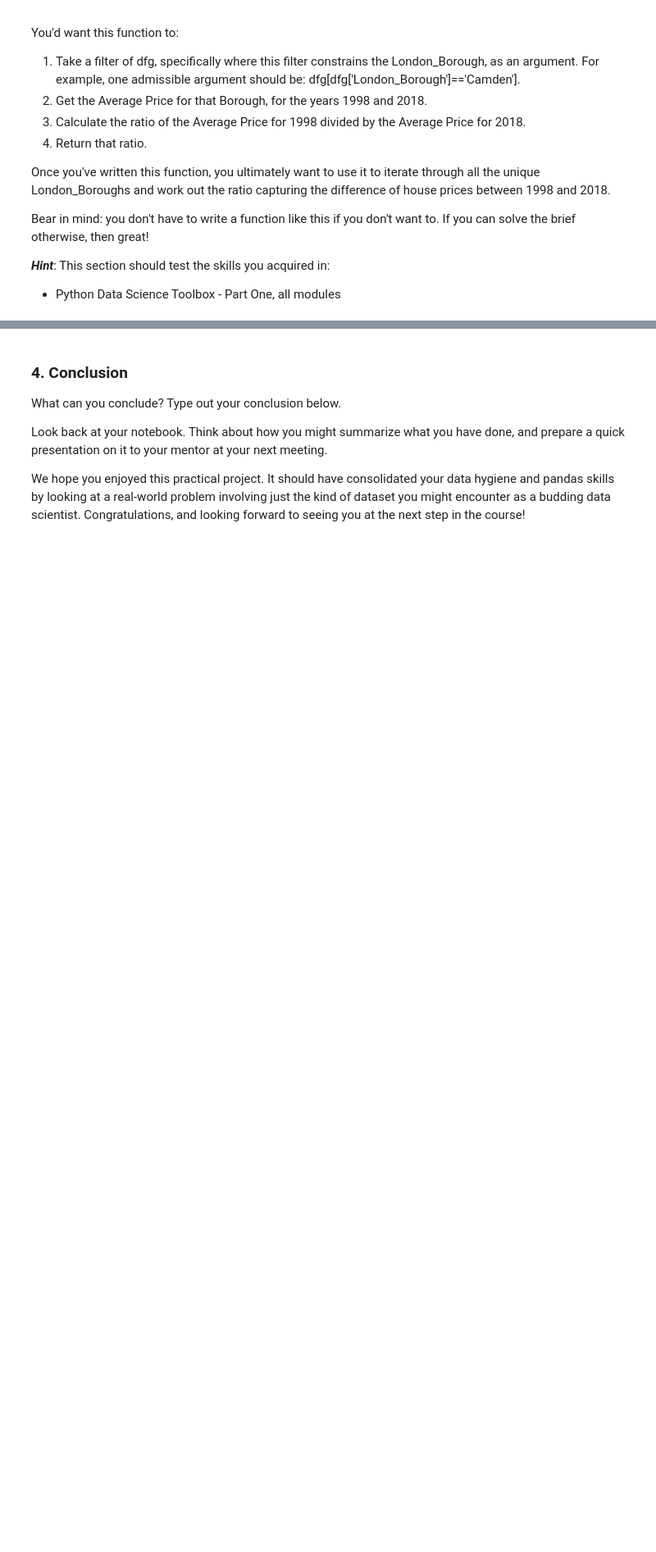
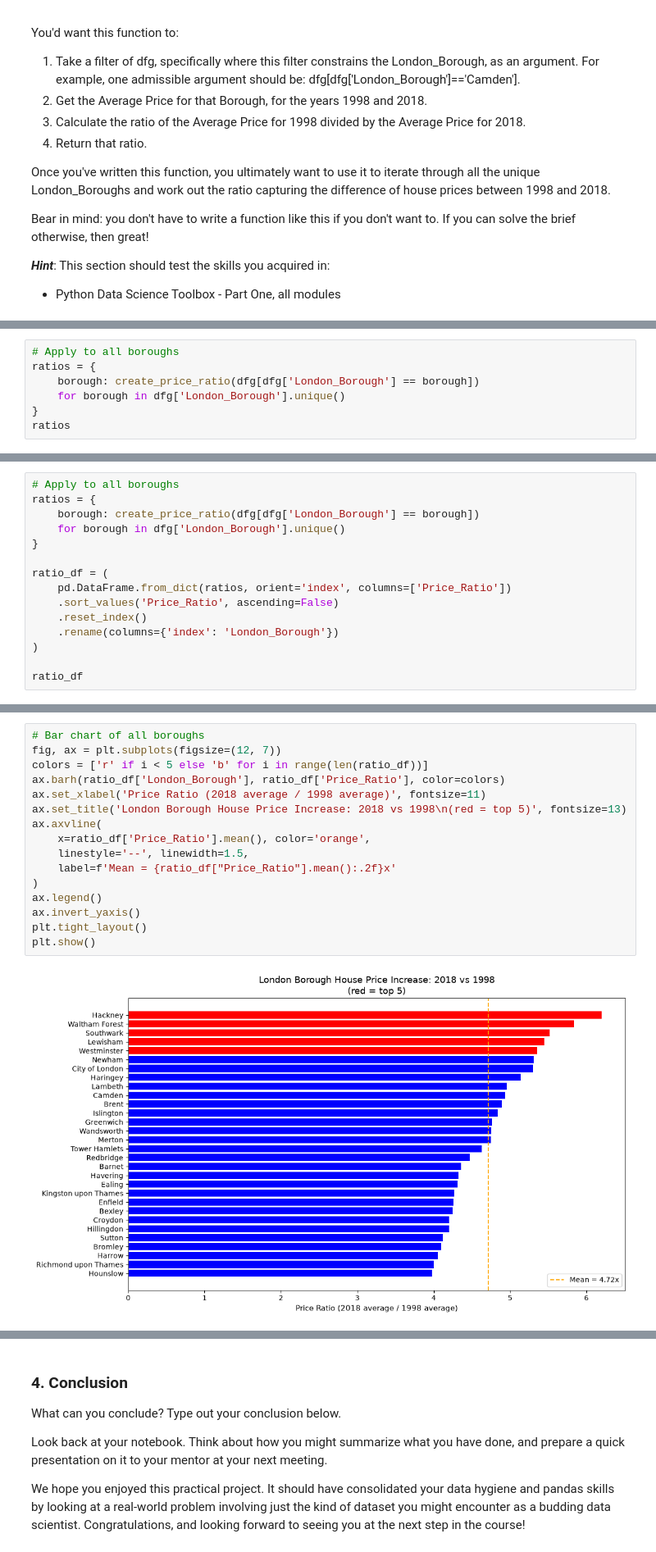
Before and after one commit to thomastruong-ai/Springboard, a Jupyter notebook: Notebooks/Unit 4 Challenge - Tier 3_00.ipynb, the cells around one changed output, grey strips where cells are left out. Shown at 82% size. Cells and saved outputs as stored; diff of their text form; blank space fills up the shorter version.

```diff
--- a/Notebooks/Unit 4 Challenge - Tier 3_00.ipynb
+++ b/Notebooks/Unit 4 Challenge - Tier 3_00.ipynb
@@ -246,0 +279,7 @@ Bear in mind: you don't have to write a function like this if you don't want to.
+# %%
+# Apply to all boroughs
+ratios = {
+    borough: create_price_ratio(dfg[dfg['London_Borough'] == borough])
+    for borough in dfg['London_Borough'].unique()
+}
+ratios
@@ -246,0 +304,15 @@ Bear in mind: you don't have to write a function like this if you don't want to.
+# %%
+# Apply to all boroughs
+ratios = {
+    borough: create_price_ratio(dfg[dfg['London_Borough'] == borough])
+    for borough in dfg['London_Borough'].unique()
+}
+
+ratio_df = (
+    pd.DataFrame.from_dict(ratios, orient='index', columns=['Price_Ratio'])
+    .sort_values('Price_Ratio', ascending=False)
+    .reset_index()
+    .rename(columns={'index': 'London_Borough'})
+)
+
+ratio_df
@@ -246,0 +337,18 @@ Bear in mind: you don't have to write a function like this if you don't want to.
+# %%
+# Bar chart of all boroughs
+fig, ax = plt.subplots(figsize=(12, 7))
+colors = ['r' if i < 5 else 'b' for i in range(len(ratio_df))]
+ax.barh(ratio_df['London_Borough'], ratio_df['Price_Ratio'], color=colors)
+ax.set_xlabel('Price Ratio (2018 average / 1998 average)', fontsize=11)
+ax.set_title('London Borough House Price Increase: 2018 vs 1998\n(red = top 5)', fontsize=13)
+ax.axvline(
+    x=ratio_df['Price_Ratio'].mean(), color='orange',
+    linestyle='--', linewidth=1.5,
+    label=f'Mean = {ratio_df["Price_Ratio"].mean():.2f}x'
+)
+ax.legend()
+ax.invert_yaxis()
+plt.tight_layout()
+plt.show()
+# %% [output]
+[figure, added]
```
Also changed, not shown: parts of 5 cells of this notebook.
